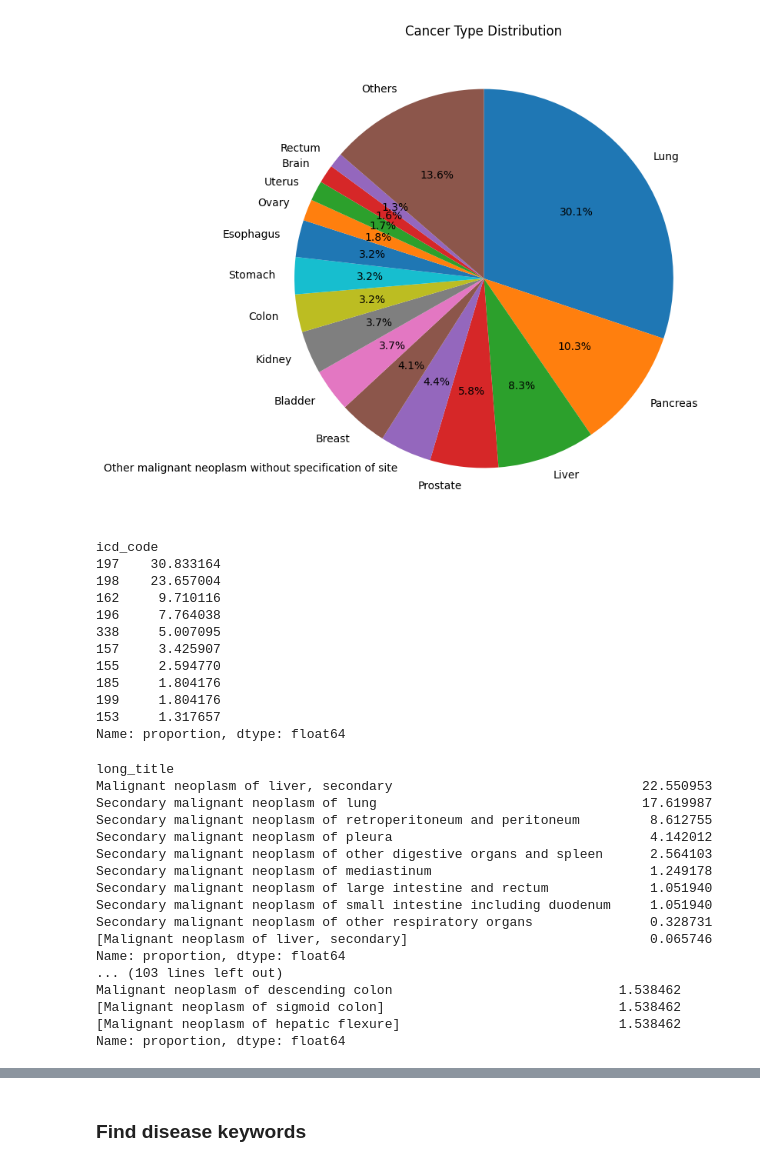
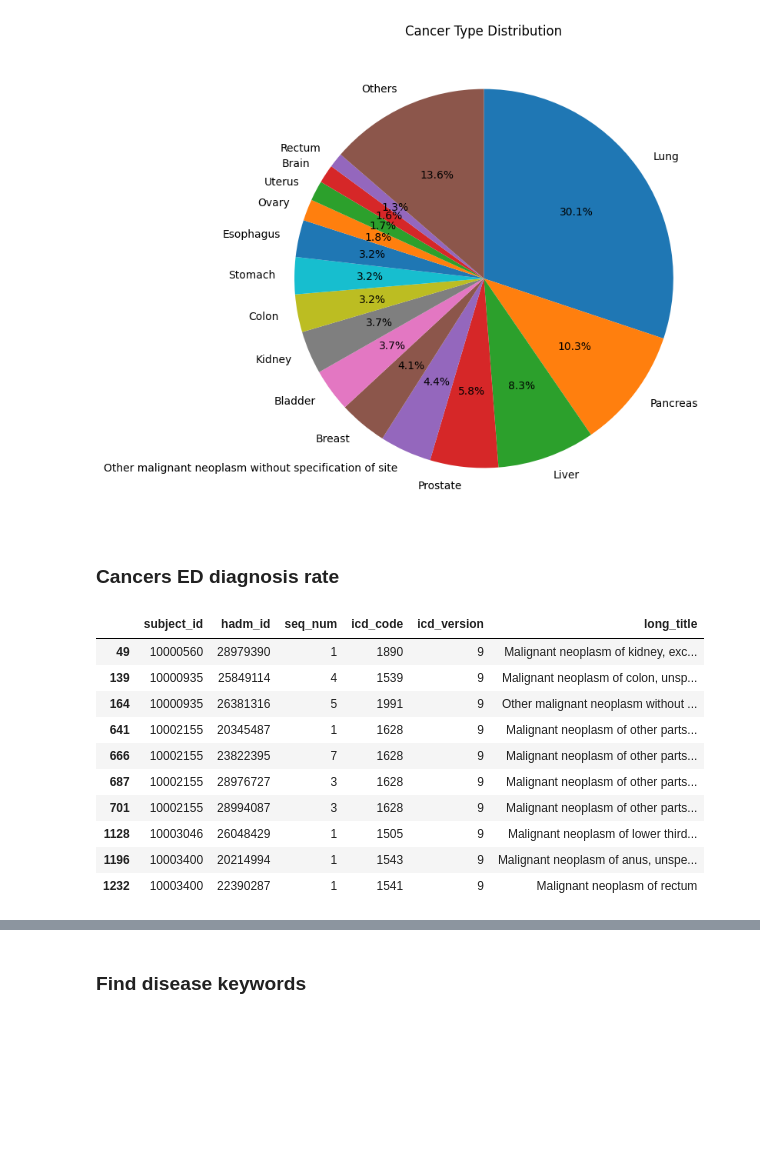
Before and after one commit to Subaru-Gastraea/MIMIC-Clinical-Decision-Making-Dataset, a Jupyter notebook: CreateDataset.ipynb, the cells around one changed output, grey strips where cells are left out. Cells and saved outputs as stored; diff of their text form; code cells hidden in the pictures; blank space fills up the shorter version.

```diff
--- a/CreateDataset.ipynb
+++ b/CreateDataset.ipynb
@@ -180,45 +180,24 @@ plt.title('Cancer Type Distribution')
 plt.show()
 # %% [output]
 [figure]
-# %%
-cancer_type_counts = cancer_types['icd_code'].str[:3].value_counts(normalize=True) * 100
-
-# Display the proportions
-print(cancer_type_counts.head(10))
-# %% [output]
-icd_code
-197    30.833164
-198    23.657004
-162     9.710116
-196     7.764038
-338     5.007095
-157     3.425907
-155     2.594770
-185     1.804176
-199     1.804176
-153     1.317657
-Name: proportion, dtype: float64
-# %%
-for icd in cancer_type_counts.head(10).index:
-    cancer_type_counts_detail = cancer_types[cancer_types['icd_code'].str[:3] == icd]['long_title'].value_counts(normalize=True) * 100
-
-    # Display the proportions
-    print(cancer_type_counts_detail.head(10))
-# %% [output]
-long_title
-Malignant neoplasm of liver, secondary                                22.550953
-Secondary malignant neoplasm of lung                                  17.619987
-Secondary malignant neoplasm of retroperitoneum and peritoneum         8.612755
-Secondary malignant neoplasm of pleura                                 4.142012
-Secondary malignant neoplasm of other digestive organs and spleen      2.564103
-Secondary malignant neoplasm of mediastinum                            1.249178
-Secondary malignant neoplasm of large intestine and rectum             1.051940
-Secondary malignant neoplasm of small intestine including duodenum     1.051940
-Secondary malignant neoplasm of other respiratory organs               0.328731
-[Malignant neoplasm of liver, secondary]                               0.065746
-Name: proportion, dtype: float64
-... (103 lines left out)
-Malignant neoplasm of descending colon                             1.538462
-[Malignant neoplasm of sigmoid colon]                              1.538462
-[Malignant neoplasm of hepatic flexure]                            1.538462
-Name: proportion, dtype: float64
+# %% [markdown]
+### Cancers ED diagnosis rate
+# %%
+# Calculate the proportion of each cancer type
+cancer_types = diag_icd[diag_icd['long_title'].str.contains('Malignant neoplasm', case=False)
+                        & ~diag_icd['long_title'].str.contains('History', case=False)
+                        & ~diag_icd['long_title'].str.contains('Secondary', case=False)].copy()
+
+display(cancer_types.head(10))
+# %% [output]
+|  | subject_id | hadm_id | seq_num | icd_code | icd_version | long_title |
+| 49 | 10000560 | 28979390 | 1 | 1890 | 9 | Malignant neoplasm of kidney, exc... |
+| 139 | 10000935 | 25849114 | 4 | 1539 | 9 | Malignant neoplasm of colon, unsp... |
+| 164 | 10000935 | 26381316 | 5 | 1991 | 9 | Other malignant neoplasm without ... |
+| 641 | 10002155 | 20345487 | 1 | 1628 | 9 | Malignant neoplasm of other parts... |
+| 666 | 10002155 | 23822395 | 7 | 1628 | 9 | Malignant neoplasm of other parts... |
+| 687 | 10002155 | 28976727 | 3 | 1628 | 9 | Malignant neoplasm of other parts... |
+| 701 | 10002155 | 28994087 | 3 | 1628 | 9 | Malignant neoplasm of other parts... |
+| 1128 | 10003046 | 26048429 | 1 | 1505 | 9 | Malignant neoplasm of lower third... |
+| 1196 | 10003400 | 20214994 | 1 | 1543 | 9 | Malignant neoplasm of anus, unspe... |
+| 1232 | 10003400 | 22390287 | 1 | 1541 | 9 | Malignant neoplasm of rectum |
```
Also changed, not shown: parts of 6 cells of this notebook.
